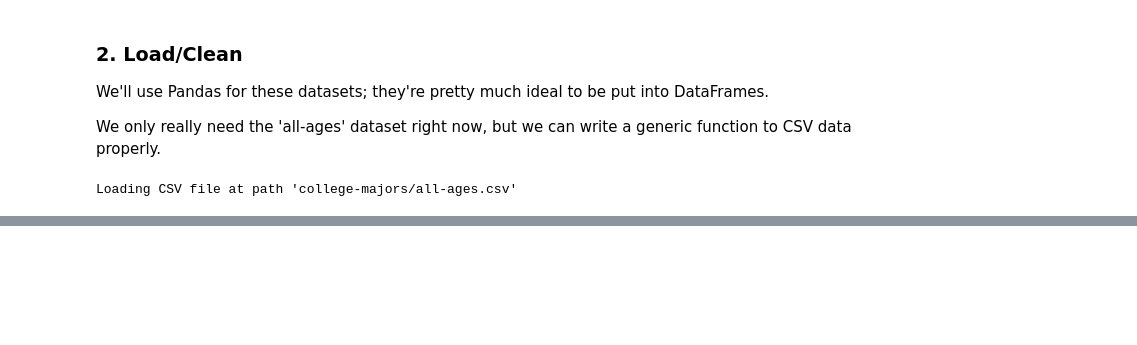
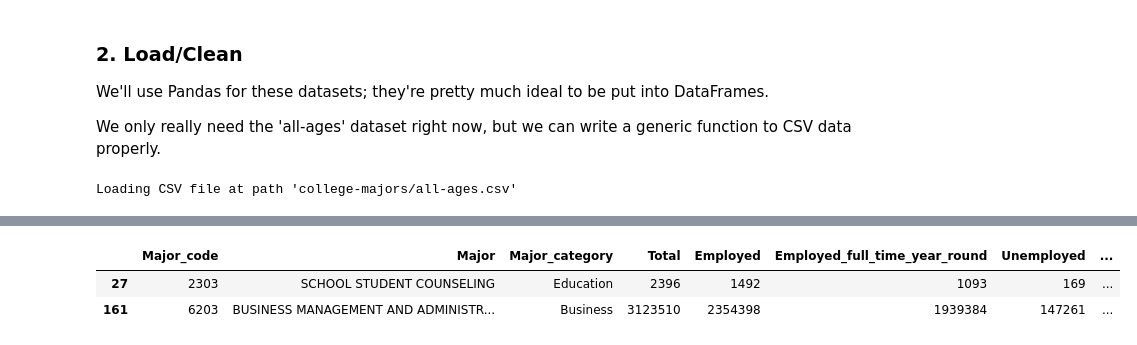
Before and after one commit to luclepot/recent_grad_analysis, a Jupyter notebook: analysis.ipynb, the cells around one changed output, grey strips where cells are left out. Cells and saved outputs as stored; diff of their text form; code cells hidden in the pictures; blank space fills up the shorter version.

```diff
--- a/analysis.ipynb
+++ b/analysis.ipynb
@@ -80,0 +97,6 @@ data.shape
+# %%
+all_ages.sort_values("Total")[::len(all_ages)-1]
+# %% [output]
+|  | Major_code | Major | Major_category | Total | Employed | Employed_full_time_year_round | Unemployed | ... |
+| 27 | 2303 | SCHOOL STUDENT COUNSELING | Education | 2396 | 1492 | 1093 | 169 | ... |
+| 161 | 6203 | BUSINESS MANAGEMENT AND ADMINISTR... | Business | 3123510 | 2354398 | 1939384 | 147261 | ... |
```
Also changed, not shown: parts of 18 cells of this notebook.
